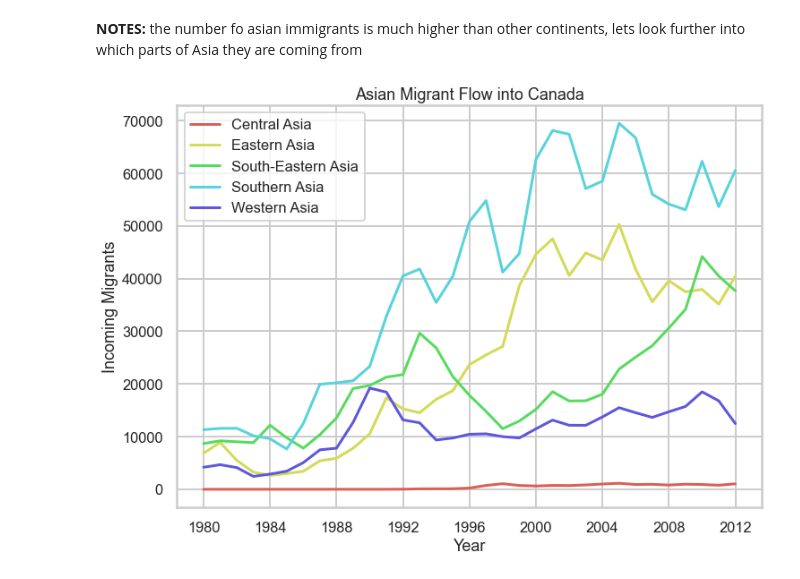
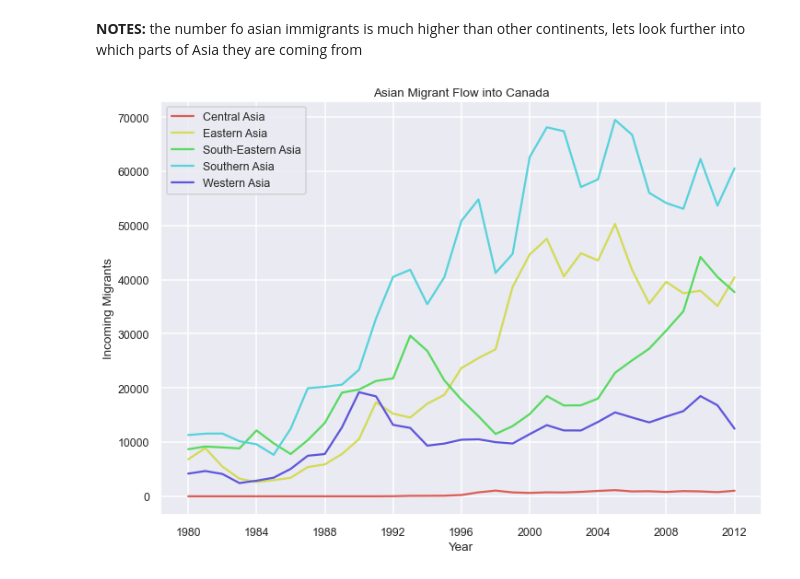
Before and after one commit to ayliahfani/Canadian-Immigration-Trends, a Jupyter notebook: VA Coursework.ipynb, the cells around one changed output. Drawn from its saved outputs; the diff is of its cells as text; code cells hidden in the pictures.

```diff
--- a/VA Coursework.ipynb
+++ b/VA Coursework.ipynb
@@ -13,7 +13,6 @@ Project Title: **A Visual Exploration of Canadian Immigration**
 **import libraries:**
 # %%
 import pandas as pd
-import geopandas as gpd
 import altair as alt
 import folium
 import matplotlib.pyplot as plt
@@ -26,7 +25,7 @@ import json
 import plotly
 
 # setting seaborn figure aesthetics
-sns.set(context='poster', style='whitegrid',font_scale=0.75, color_codes=True, rc={'figure.figsize':(11.7,8.27)})
+sns.set(context='talk', style='darkgrid',font_scale=0.75, color_codes=True, rc={'figure.figsize':(11.7,8.27)})
 
 # set colours
 palette = sns.color_palette('hls')
@@ -304,13 +350,13 @@ plt.ylabel('Incoming Migrants');
 # %% [markdown]
 **NOTES:** the number fo asian immigrants is much higher than other continents, lets look further into which parts of Asia they are coming from
 # %%
-sns.lineplot(data=df_regions, x='Year',y='Central Asia');
+sns.lineplot(data=df_regions, x='Year',y='Central Asia', palette=None);
 sns.lineplot(data=df_regions, x='Year',y='Eastern Asia');
 sns.lineplot(data=df_regions, x='Year',y='South-Eastern Asia');
 sns.lineplot(data=df_regions, x='Year',y='Southern Asia');
 sns.lineplot(data=df_regions, x='Year',y='Western Asia');
 plt.title('Asian Migrant Flow into Canada');
-plt.ylabel('Incoming Migrants');t
+plt.ylabel('Incoming Migrants');
 plt.legend(['Central Asia','Eastern Asia','South-Eastern Asia','Southern Asia','Western Asia']);
 # %% [output]
-[figure, old version]
+[figure, new version]
```
Also changed, not shown: parts of 33 cells of this notebook.
